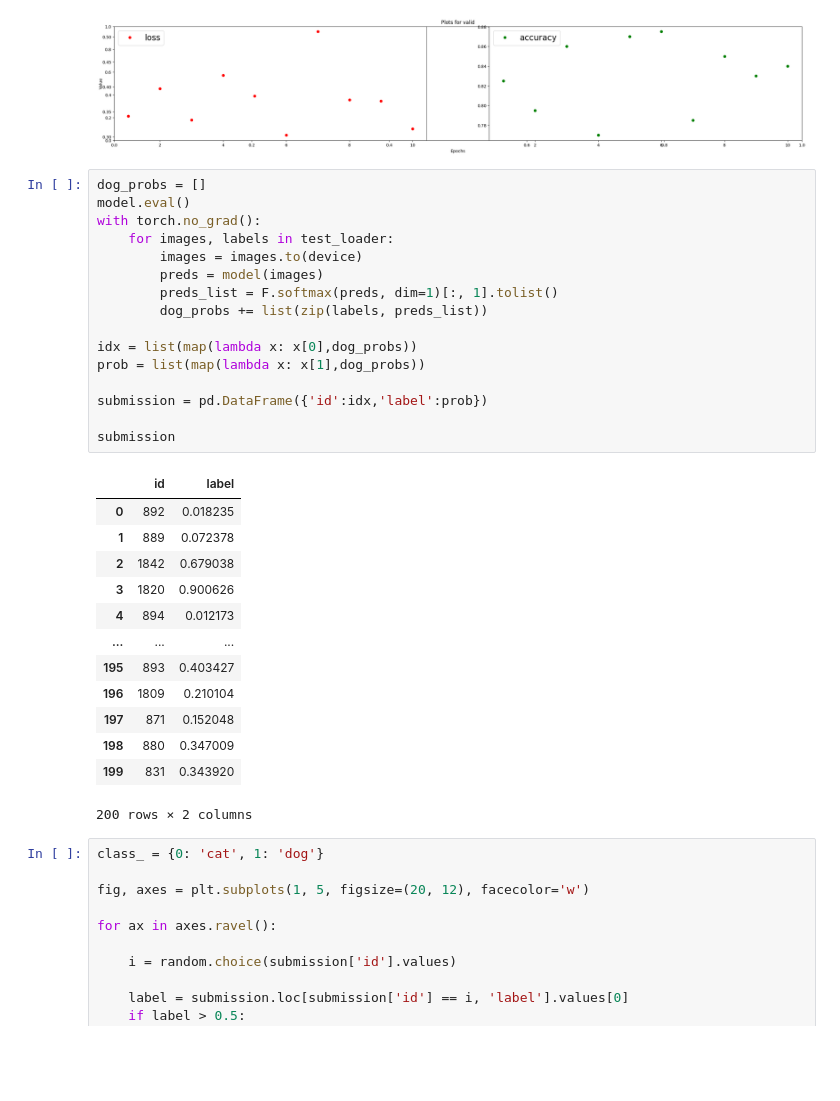
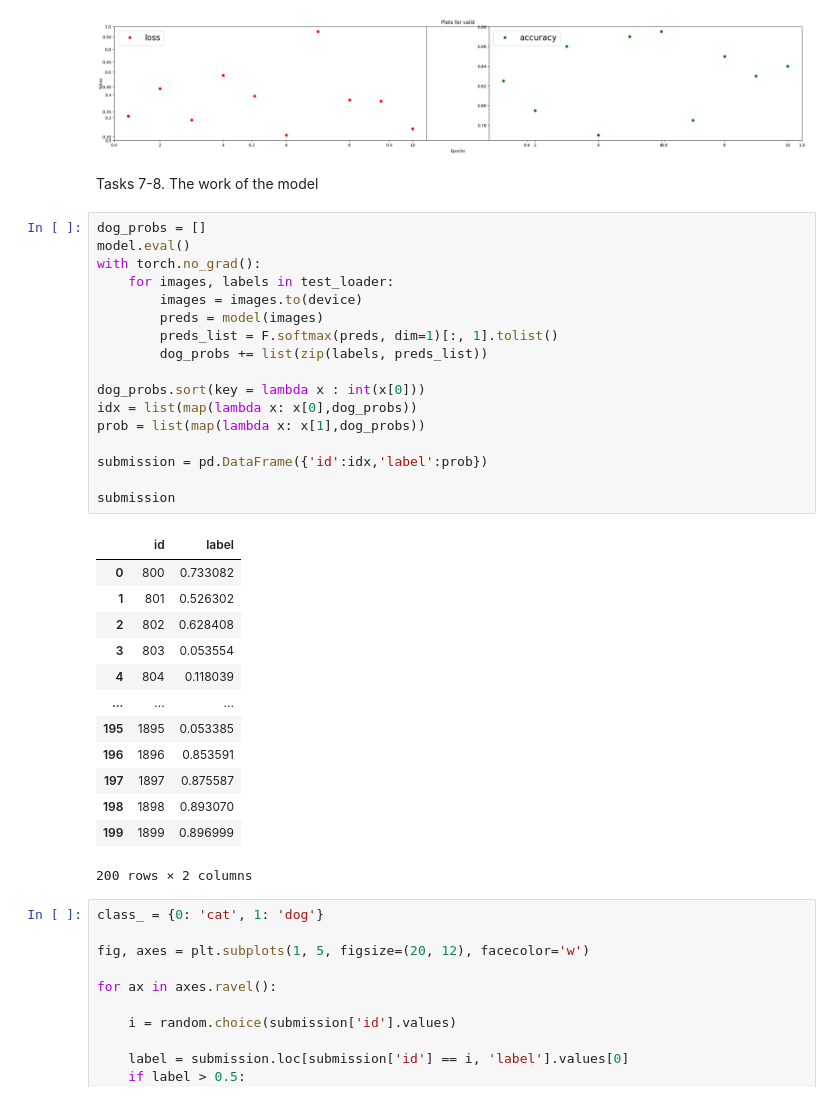
Before and after one commit to maslova-alenka/PPpython, a Jupyter notebook: testing.ipynb, the cells around one changed output. Drawn from its saved outputs; the diff is of its cells as text; blank space fills up the shorter version.

```diff
--- a/testing.ipynb
+++ b/testing.ipynb
@@ -666,35 +663,39 @@ Epoch : 10, train accuracy : 0.8787930607795715, train loss : 0.2875581085681915
 Epoch : 10, val_accuracy : 0.8399999737739563, val_loss : 0.31592699885368347
 [figure]
 [figure]
+# %% [markdown]
+Tasks 7-8.
+The work of the model
 # %%
 dog_probs = []
 model.eval()
 with torch.no_grad():
     for images, labels in test_loader:
         images = images.to(device)
         preds = model(images)
         preds_list = F.softmax(preds, dim=1)[:, 1].tolist()
         dog_probs += list(zip(labels, preds_list))
 
+dog_probs.sort(key = lambda x : int(x[0]))
 idx = list(map(lambda x: x[0],dog_probs))
 prob = list(map(lambda x: x[1],dog_probs))
 
 submission = pd.DataFrame({'id':idx,'label':prob})
 
 submission
 # %% [output]
 |  | id | label |
-| 0 | 892 | 0.018235 |
-| 1 | 889 | 0.072378 |
-| 2 | 1842 | 0.679038 |
-| 3 | 1820 | 0.900626 |
-| 4 | 894 | 0.012173 |
+| 0 | 800 | 0.733082 |
+| 1 | 801 | 0.526302 |
+| 2 | 802 | 0.628408 |
+| 3 | 803 | 0.053554 |
+| 4 | 804 | 0.118039 |
 | ... | ... | ... |
-| 195 | 893 | 0.403427 |
-| 196 | 1809 | 0.210104 |
-| 197 | 871 | 0.152048 |
-| 198 | 880 | 0.347009 |
-| 199 | 831 | 0.343920 |
+| 195 | 1895 | 0.053385 |
+| 196 | 1896 | 0.853591 |
+| 197 | 1897 | 0.875587 |
+| 198 | 1898 | 0.893070 |
+| 199 | 1899 | 0.896999 |
 200 rows × 2 columns
 # %%
 class_ = {0: 'cat', 1: 'dog'}
```
Also changed, not shown: parts of 16 cells of this notebook, 1 other file.
